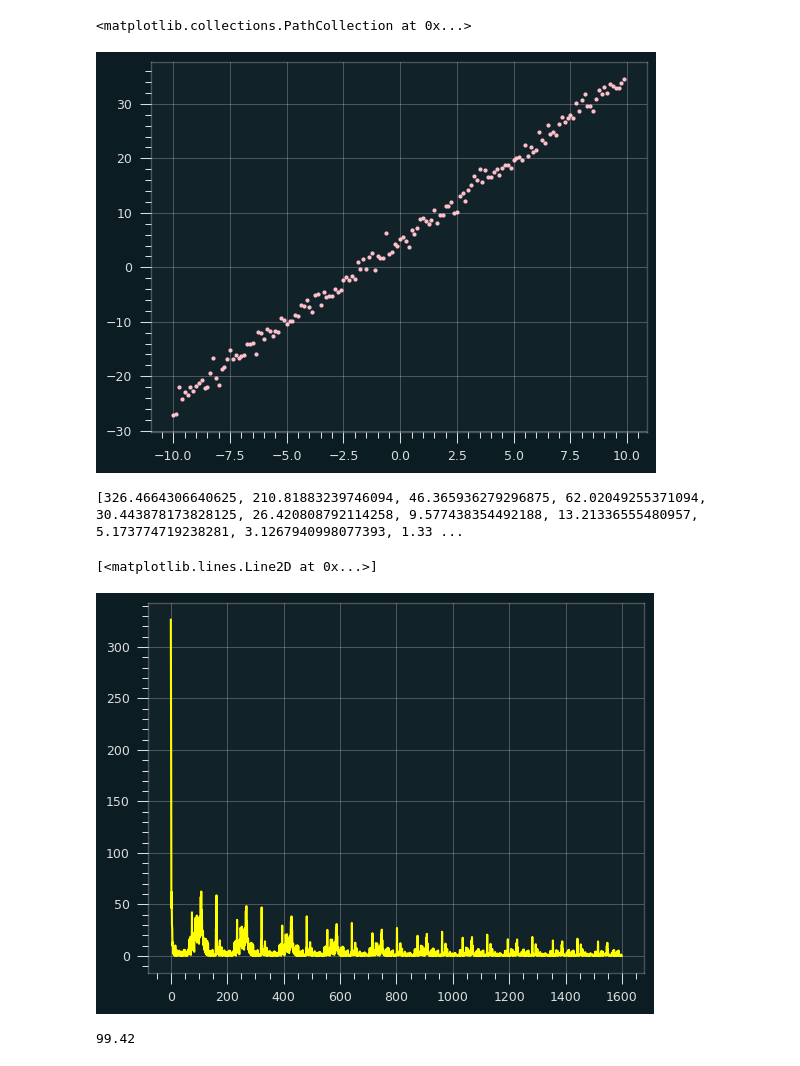
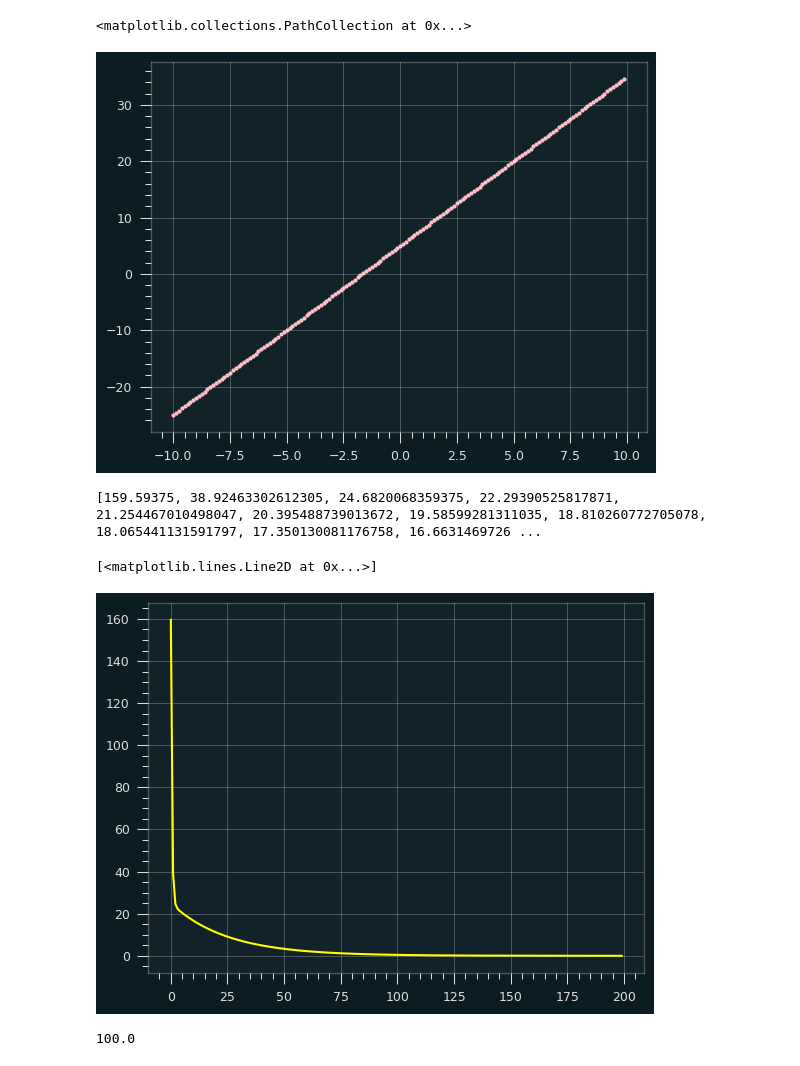
Before and after one commit to RohitMugalya/Learner-s-Garden, a Jupyter notebook: practice notebooks/pytorch practise.ipynb, the cells around one changed output. Saved outputs shown, nothing was run; the diff lists cells and outputs as text; code cells hidden in the pictures.

```diff
--- a/practice notebooks/pytorch practise.ipynb
+++ b/practice notebooks/pytorch practise.ipynb
@@ -29,6 +64,8 @@ class MyModel(nn.Module):
         return torch.mean((Yhat - Y) ** 2)
 
     def fit(self, dataloader, epochs=10, alpha=0.1):
+        weights = []
+        biases = []
         losses = []
         for _ in range(epochs):
             for X_batch, Y_batch in dataloader:
@@ -40,9 +77,11 @@ class MyModel(nn.Module):
                     self.b -= alpha * self.b.grad
                 self.w.grad.zero_()
                 self.b.grad.zero_()
+                weights.append(self.w.item())
+                biases.append(self.b.item())
                 losses.append(loss.item())
 
-        return losses
+        return weights, biases, losses
 
     def predict(self, X):
         return self.forward(X).detach()
@@ -61,26 +100,26 @@ class MyDataset(Dataset):
 X = torch.arange(-10, 10, 0.125).reshape(-1, 1)
 f = 3 * X + 5
 noise = 1 * torch.randn(X.shape)
-Y = noise + f
+Y = f
 
 plt.scatter(X, Y, color="pink", marker='.')
 # %% [output]
 <matplotlib.collections.PathCollection at 0x...>
-[figure, old version]
+[figure, new version]
 # %%
 dataset = MyDataset(X, Y)
-dataloader = DataLoader(dataset, batch_size=1)
-model = MyModel()
-losses = model.fit(dataloader, alpha=0.001)
+dataloader = DataLoader(dataset, batch_size=len(dataset))
+model = MyModel(w=5, b=0)
+weights, biases, losses = model.fit(dataloader, alpha=0.01, epochs=200)
 print(losses)
 plt.plot(losses, color="yellow")
 # %% [output]
-[326.4664306640625, 210.81883239746094, 46.365936279296875, 62.02049255371094, 30.443878173828125, 26.420808792114258, 9.577438354492188, 13.21336555480957, 5.173774719238281, 3.1267940998077393, 1.33 ...
+[159.59375, 38.92463302612305, 24.6820068359375, 22.29390525817871, 21.254467010498047, 20.395488739013672, 19.58599281311035, 18.810260772705078, 18.065441131591797, 17.350130081176758, 16.6631469726 ...
 [<matplotlib.lines.Line2D at 0x...>]
-[figure, old version]
+[figure, new version]
 # %%
 Y_pred = model.predict(dataset.samples)
 accuracy = r2_score(Y_pred, Y) * 100
 round(accuracy, 2)
 # %% [output]
-99.42
+100.0
```
Also changed, not shown: parts of 4 cells of this notebook, 1 other file.
